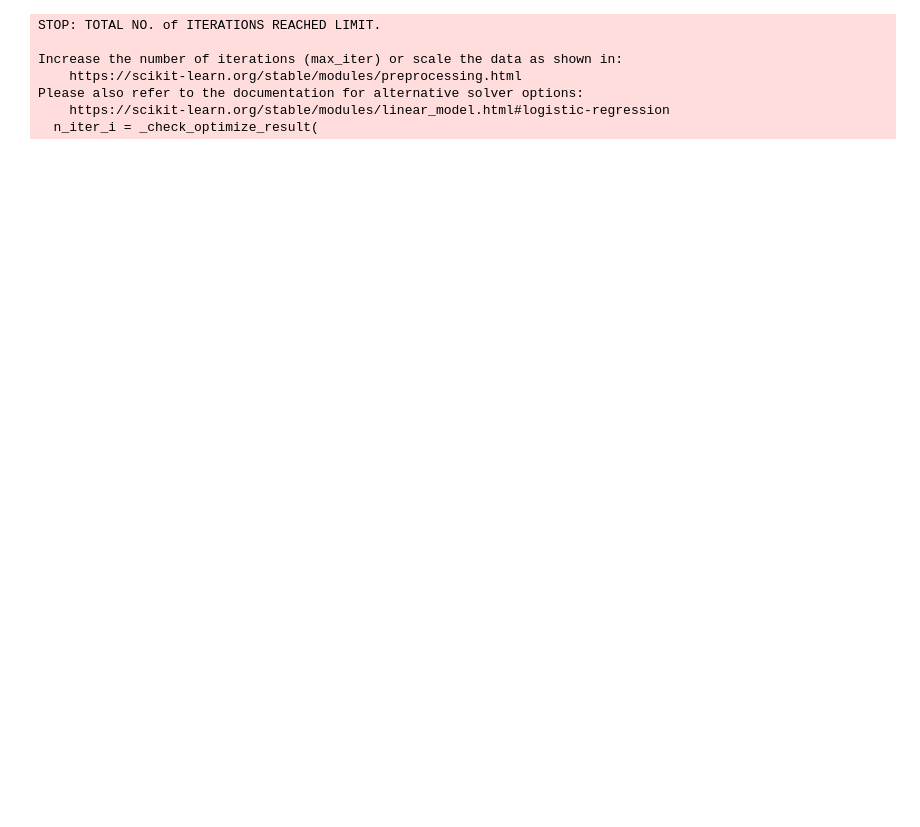
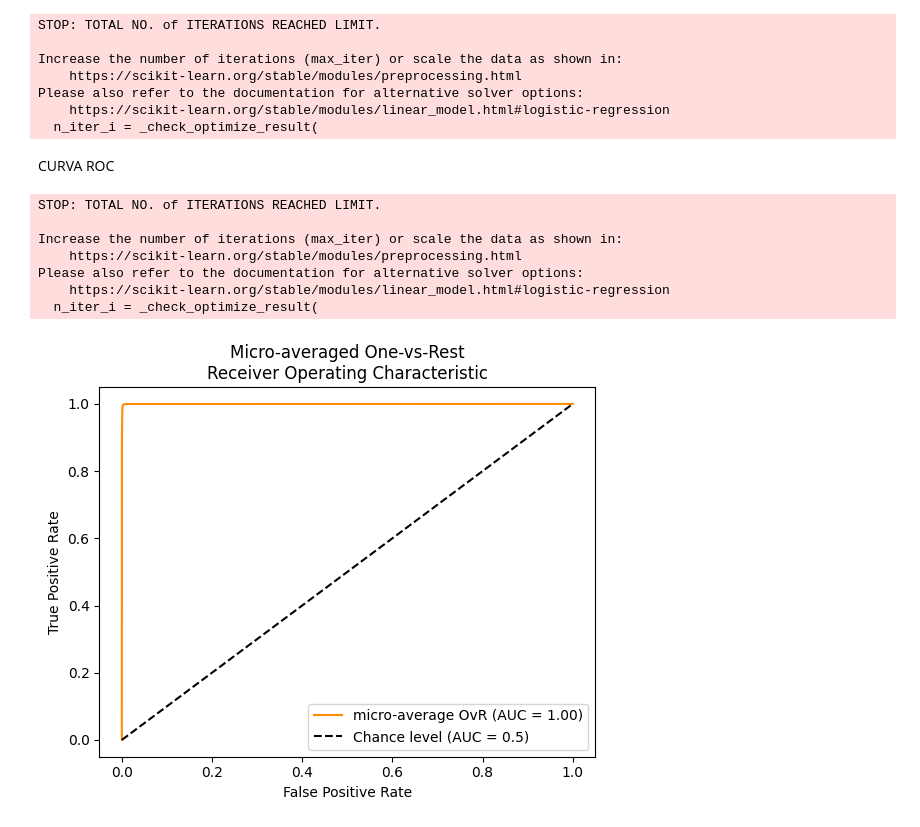
Before and after one commit to guilhermehip/previsao-patologias, a Jupyter notebook: app/notebooks/modelo-logistico-multinomial.ipynb, the cells around one changed output. Cells and saved outputs as stored; diff of their text form; code cells hidden in the pictures; blank space fills up the shorter version.

Commit message:
Commit subindo os modelos

```diff
--- a/app/notebooks/modelo-logistico-multinomial.ipynb
+++ b/app/notebooks/modelo-logistico-multinomial.ipynb
@@ -141,7 +186,9 @@ df = df.drop_duplicates()
 # Tratando dado de idade
 df["idade"] = pd.to_numeric(df["idade"])
 # %%
-variaveis_dependentes = df.drop(columns=['patologia', 'severidade'])
+## //! Retirar "Idade" do array
+
+variaveis_dependentes = df.drop(columns=['patologia', 'severidade', 'idade'])
 variavel_target = df['patologia']
 # %%
 # Splitando conjuntos de treino e testes
@@ -163,3 +213,33 @@ Increase the number of iterations (max_iter) or scale the data as shown in:
 Please also refer to the documentation for alternative solver options:
     https://scikit-learn.org/stable/modules/linear_model.html#logistic-regression
   n_iter_i = _check_optimize_result(
+# %% [markdown]
+CURVA ROC
+# %%
+y_score = regressao_logistica.fit(X_train, y_train).predict_proba(X_test)
+
+label_binarizer = LabelBinarizer().fit(y_train)
+y_onehot_test = label_binarizer.transform(y_test)
+y_onehot_test.shape  # (n_samples, n_classes)
+
+display = RocCurveDisplay.from_predictions(
+    y_onehot_test.ravel(),
+    y_score.ravel(),
+    name="micro-average OvR",
+    color="darkorange",
+    plot_chance_level=True,
+)
+_ = display.ax_.set(
+    xlabel="False Positive Rate",
+    ylabel="True Positive Rate",
+    title="Micro-averaged One-vs-Rest\nReceiver Operating Characteristic",
+)
+# %% [output]
+STOP: TOTAL NO. of ITERATIONS REACHED LIMIT.
+
+Increase the number of iterations (max_iter) or scale the data as shown in:
+    https://scikit-learn.org/stable/modules/preprocessing.html
+Please also refer to the documentation for alternative solver options:
+    https://scikit-learn.org/stable/modules/linear_model.html#logistic-regression
+  n_iter_i = _check_optimize_result(
+[figure, added]
```
Also changed, not shown: parts of 11 cells of this notebook, 6 other files.
